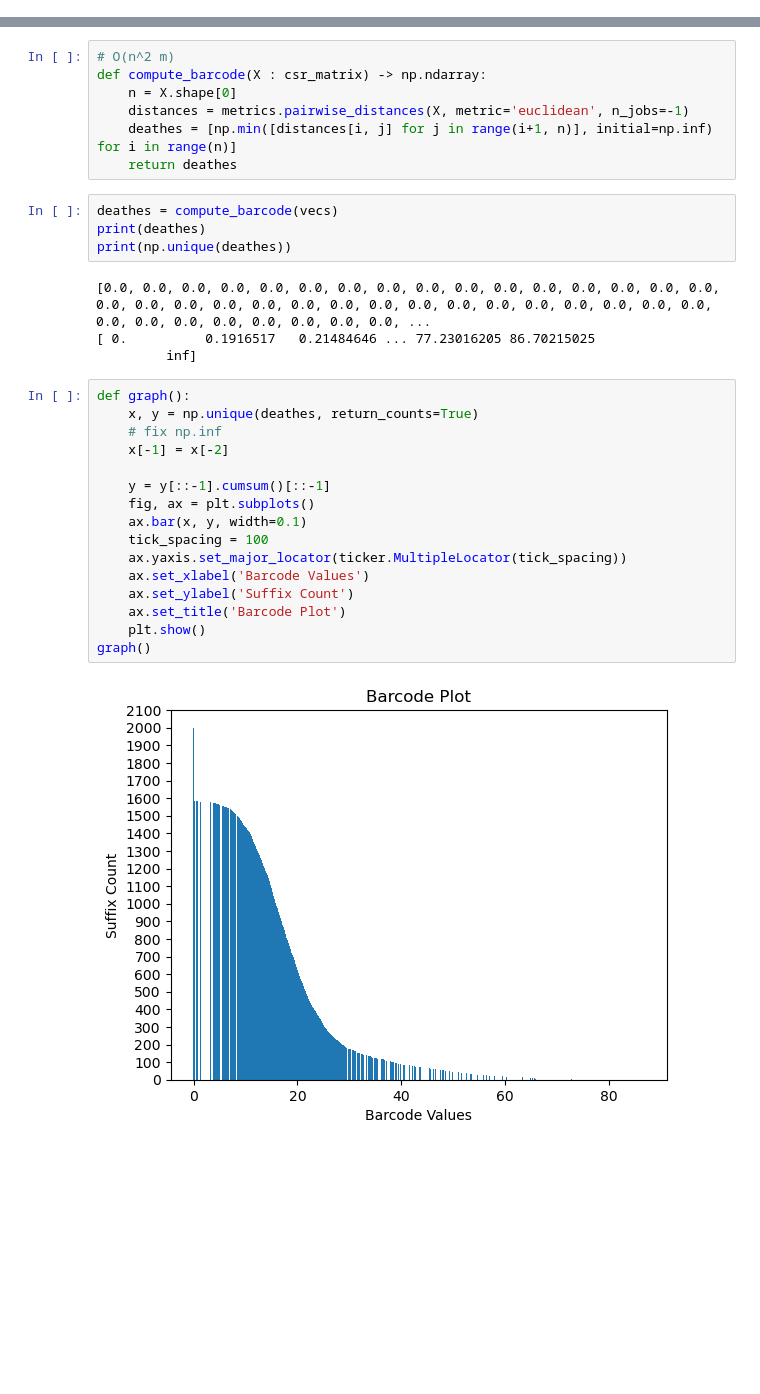
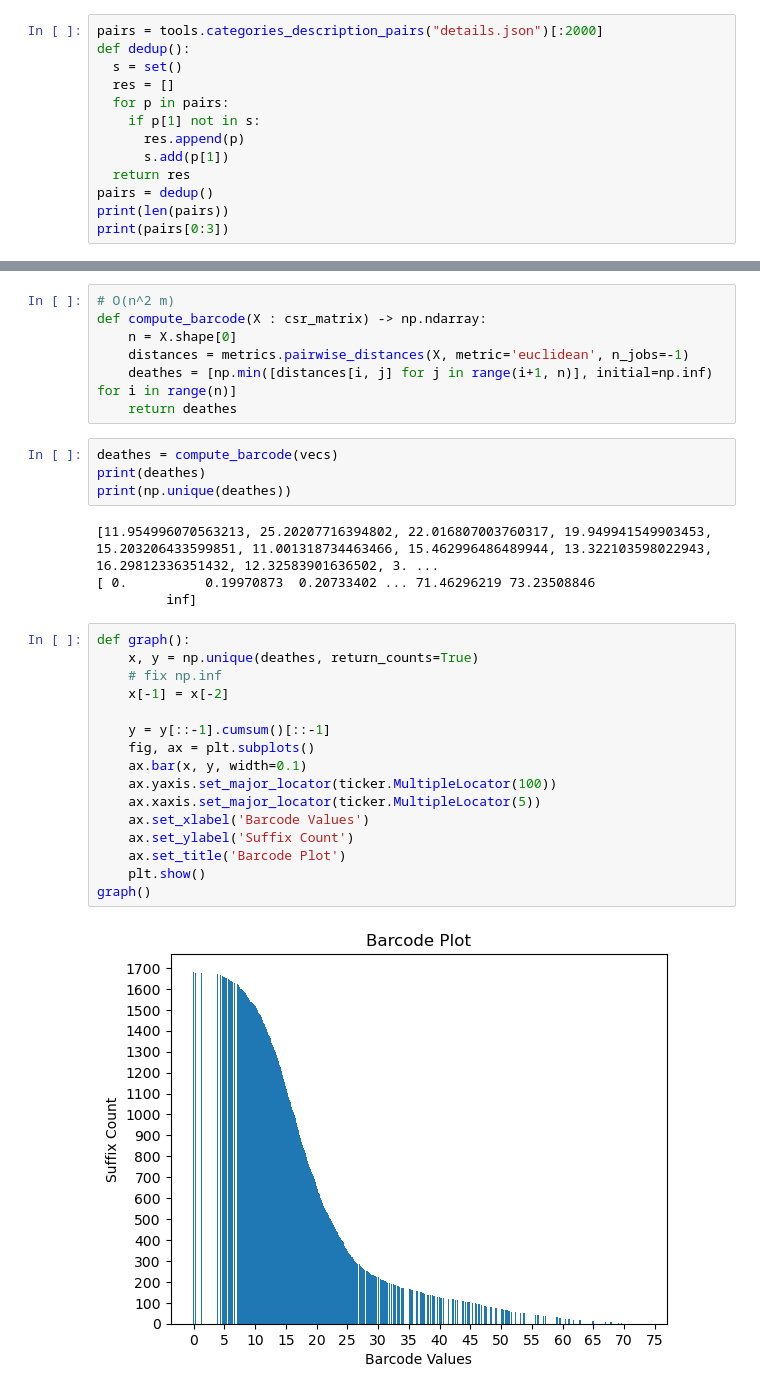
Before and after one commit to egretwAlker/ueprojet, a Jupyter notebook: details_TXX/tfidf.ipynb, the cells around one changed output, grey strips where cells are left out. Cells and saved outputs as stored; diff of their text form; blank space fills up the shorter version.

```diff
--- a/details_TXX/tfidf.ipynb
+++ b/details_TXX/tfidf.ipynb
@@ -47,0 +47,13 @@ pairs = tools.categories_description_pairs("details.json")[:2000]
+# %%
+pairs = tools.categories_description_pairs("details.json")[:2000]
+def dedup():
+  s = set()
+  res = []
+  for p in pairs:
+    if p[1] not in s:
+      res.append(p)
+      s.add(p[1])
+  return res
+pairs = dedup()
+print(len(pairs))
+print(pairs[0:3])
@@ -103,25 +117,25 @@ deathes = compute_barcode(vecs)
 print(deathes)
 print(np.unique(deathes))
 # %% [output]
-[0.0, 0.0, 0.0, 0.0, 0.0, 0.0, 0.0, 0.0, 0.0, 0.0, 0.0, 0.0, 0.0, 0.0, 0.0, 0.0, 0.0, 0.0, 0.0, 0.0, 0.0, 0.0, 0.0, 0.0, 0.0, 0.0, 0.0, 0.0, 0.0, 0.0, 0.0, 0.0, 0.0, 0.0, 0.0, 0.0, 0.0, 0.0, 0.0, 0.0, ...
-[ 0.          0.1916517   0.21484646 ... 77.23016205 86.70215025
+[11.954996070563213, 25.20207716394802, 22.016807003760317, 19.949941549903453, 15.203206433599851, 11.001318734463466, 15.462996486489944, 13.322103598022943, 16.29812336351432, 12.32583901636502, 3. ...
+[ 0.          0.19970873  0.20733402 ... 71.46296219 73.23508846
          inf]
 # %%
 def graph():
     x, y = np.unique(deathes, return_counts=True)
     # fix np.inf
     x[-1] = x[-2]
 
     y = y[::-1].cumsum()[::-1]
     fig, ax = plt.subplots()
     ax.bar(x, y, width=0.1)
-    tick_spacing = 100
-    ax.yaxis.set_major_locator(ticker.MultipleLocator(tick_spacing))
+    ax.yaxis.set_major_locator(ticker.MultipleLocator(100))
+    ax.xaxis.set_major_locator(ticker.MultipleLocator(5))
     ax.set_xlabel('Barcode Values')
     ax.set_ylabel('Suffix Count')
     ax.set_title('Barcode Plot')
     plt.show()
 graph()
 # %% [output]
-[figure, old version]
+[figure, new version]
 # %% [markdown]
```
Also changed, not shown: parts of 11 cells of this notebook, 1 other file.
